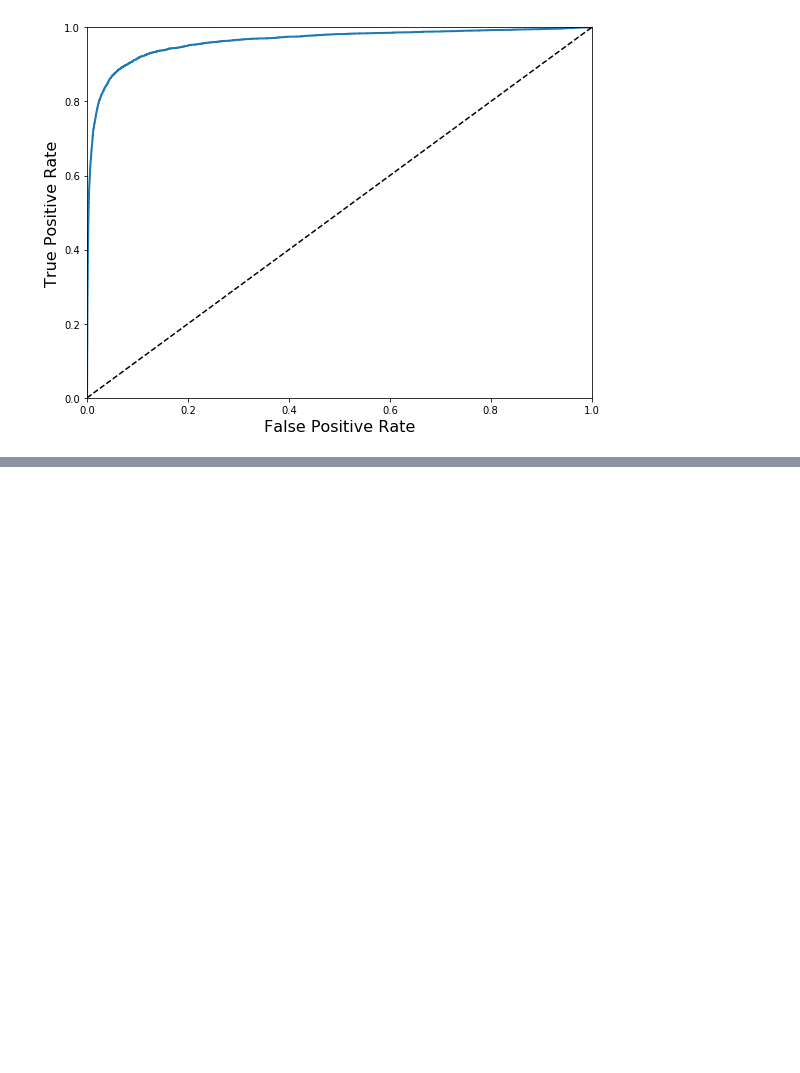
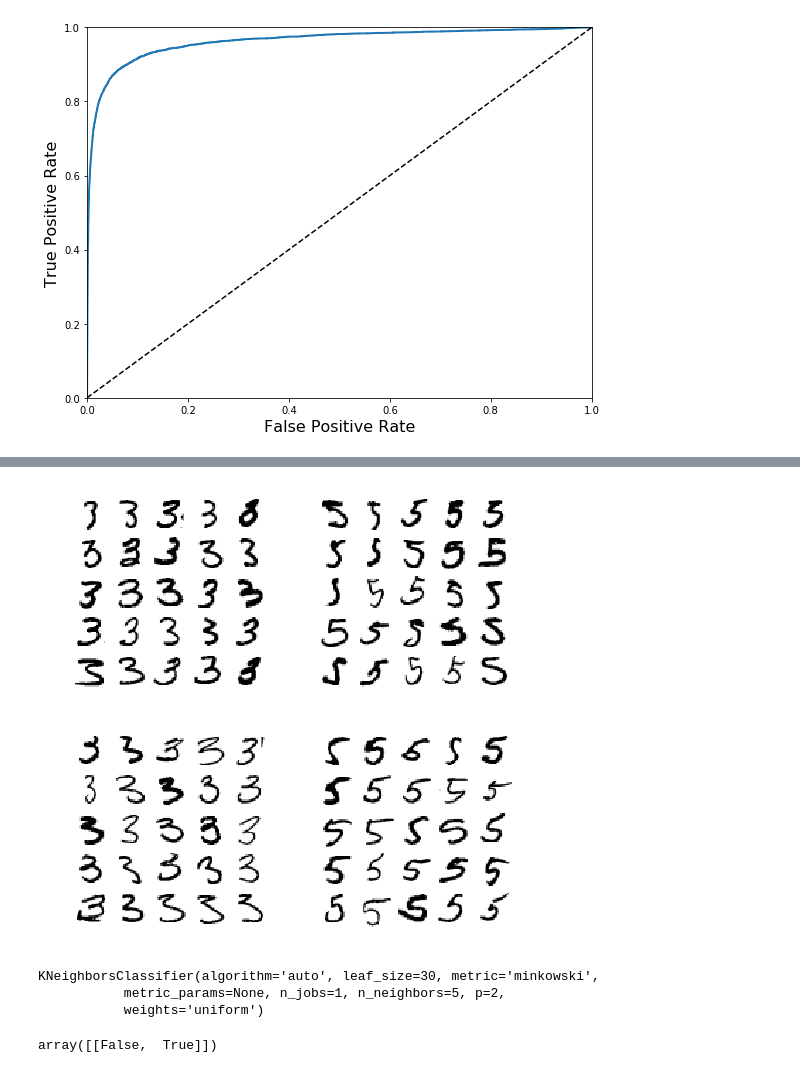
Before and after one commit to HaelC/Hands-on_ML, a Jupyter notebook: Chapter 3/Sample Code.ipynb, the cells around one changed output, grey strips where cells are left out. Drawn from its saved outputs; the diff is of its cells as text; code cells hidden in the pictures; blank space fills up the shorter version.

```diff
--- a/Chapter 3/Sample Code.ipynb
+++ b/Chapter 3/Sample Code.ipynb
@@ -140,0 +238,53 @@ Saving figure roc_curve_plot
+# %%
+def plot_digit(data):
+    image = data.reshape(28, 28)
+    plt.imshow(image, cmap = matplotlib.cm.binary,
+               interpolation="nearest")
+    plt.axis("off")
+
+def plot_digits(instances, images_per_row=10, **options):
+    size = 28
+    images_per_row = min(len(instances), images_per_row)
+    images = [instance.reshape(size,size) for instance in instances]
+    n_rows = (len(instances) - 1) // images_per_row + 1
+    row_images = []
+    n_empty = n_rows * images_per_row - len(instances)
+    images.append(np.zeros((size, size * n_empty)))
+    for row in range(n_rows):
+        rimages = images[row * images_per_row : (row + 1) * images_per_row]
+        row_images.append(np.concatenate(rimages, axis=1))
+    image = np.concatenate(row_images, axis=0)
+    plt.imshow(image, cmap = matplotlib.cm.binary, **options)
+    plt.axis("off")
+# %%
+digit_3, digit_5 = 3, 5
+X_tp = X_train[(y_train == digit_3) & (y_train_pred == digit_3)]
+X_fp = X_train[(y_train == digit_5) & (y_train_pred == digit_3)]
+X_fn = X_train[(y_train == digit_3) & (y_train_pred == digit_5)]
+X_tn = X_train[(y_train == digit_5) & (y_train_pred == digit_5)]
+
+plt.figure(figsize=(8,8))
+plt.subplot(221); plot_digits(X_tp[:25], images_per_row=5)
+plt.subplot(222); plot_digits(X_fp[:25], images_per_row=5)
+plt.subplot(223); plot_digits(X_fn[:25], images_per_row=5)
+plt.subplot(224); plot_digits(X_tn[:25], images_per_row=5)
+plt.show()
+# %% [output]
+[figure, added]
+# %%
+from sklearn.neighbors import KNeighborsClassifier
+
+y_train_large = (y_train >= 7)
+y_train_odd = (y_train % 2 == 1)
+y_multilabel = np.c_[y_train_large, y_train_odd]
+
+knn_clf = KNeighborsClassifier()
+knn_clf.fit(X_train, y_multilabel)
+# %% [output]
+KNeighborsClassifier(algorithm='auto', leaf_size=30, metric='minkowski',
+           metric_params=None, n_jobs=1, n_neighbors=5, p=2,
+           weights='uniform')
+# %%
+knn_clf.predict([some_digit])
+# %% [output]
+array([[False,  True]])
```
Also changed, not shown: parts of 18 cells of this notebook, 1 other file.
